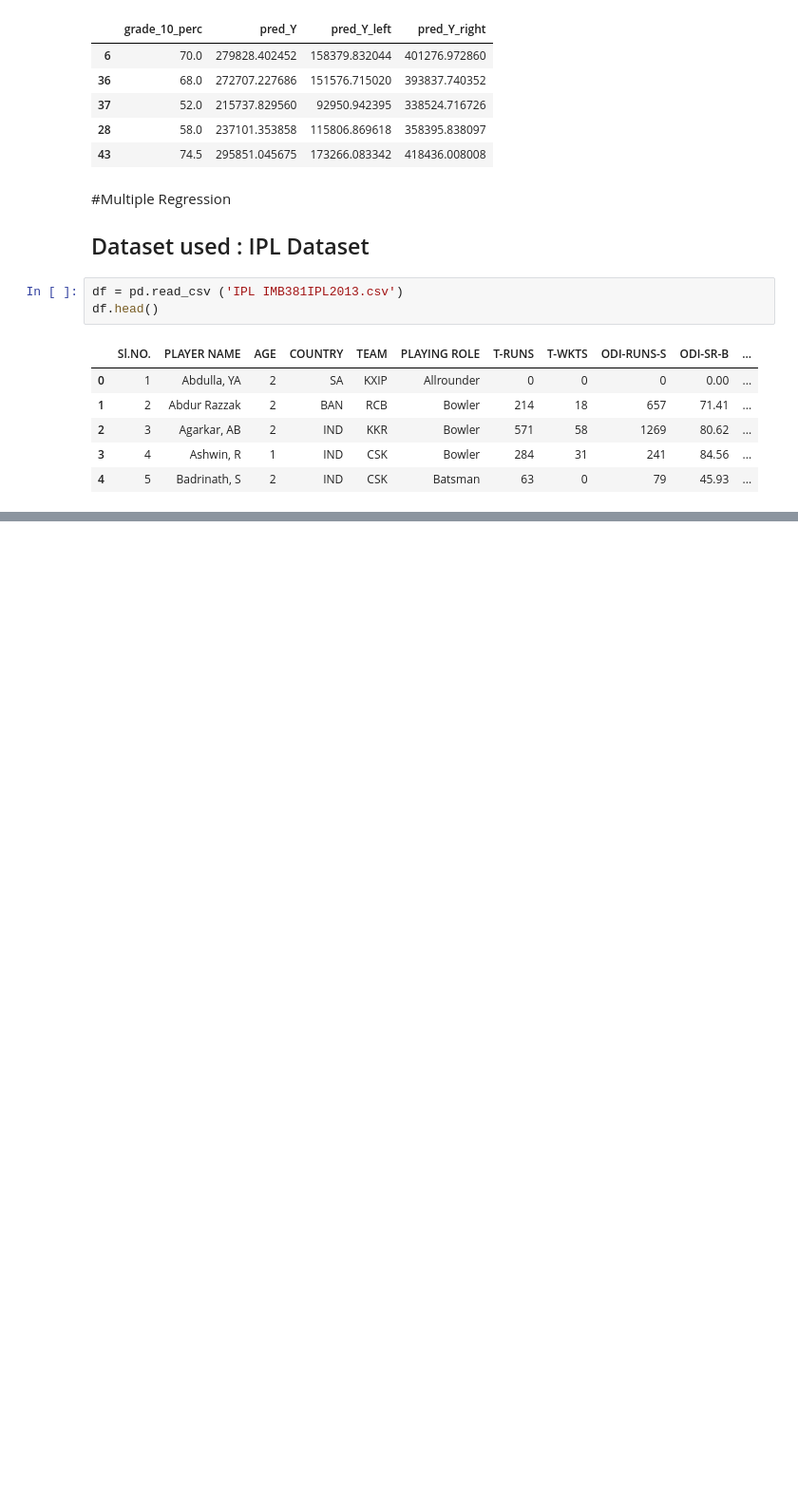
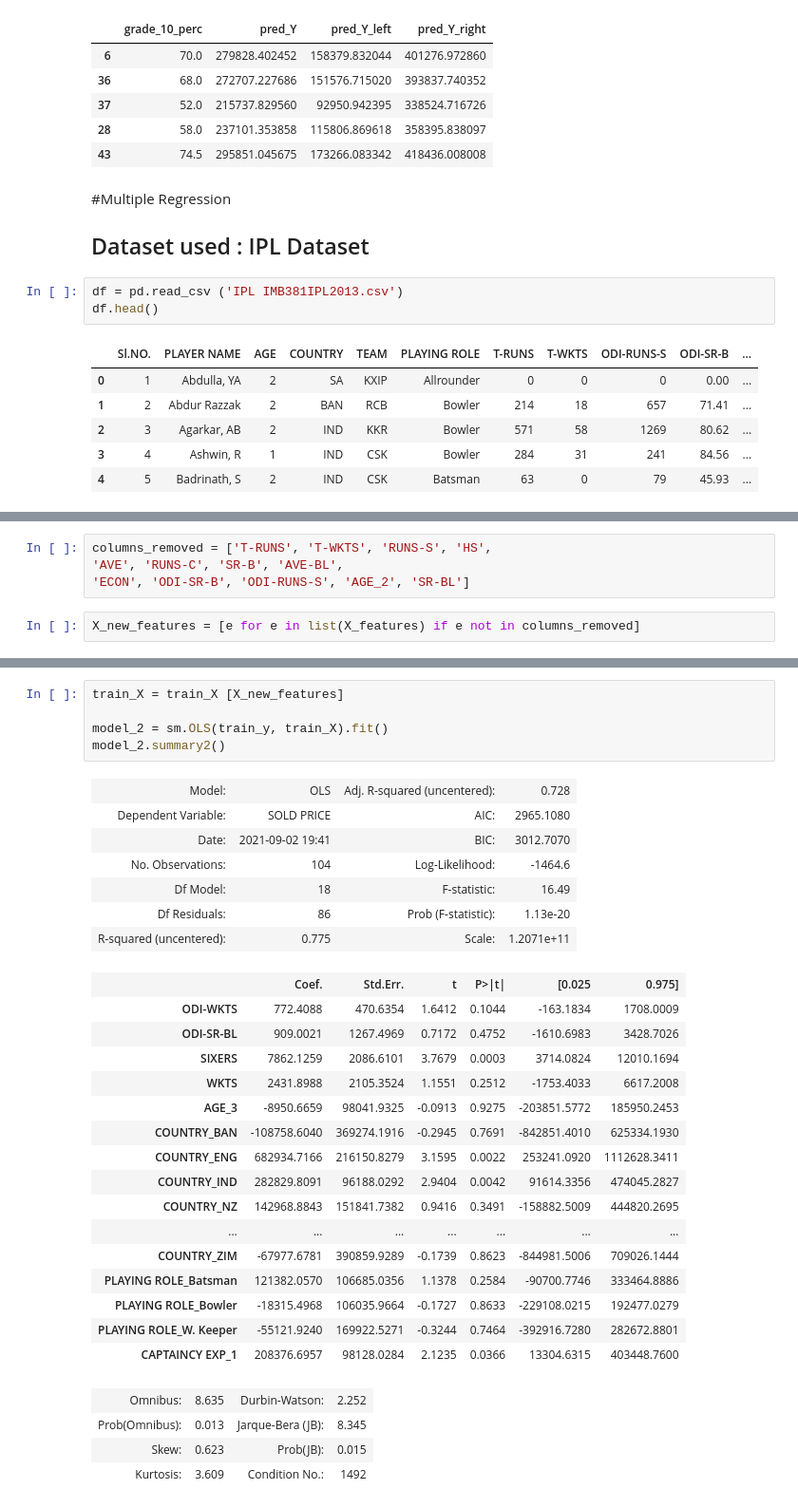
Before and after one commit to sayak0809/WileyPractise, a Jupyter notebook: Linear_Regression_(Wiley).ipynb, the cells around one changed output, grey strips where cells are left out. Shown at 95% size. Cells and saved outputs as stored; diff of their text form; blank space fills up the shorter version.

```diff
--- a/Linear_Regression_(Wiley).ipynb
+++ b/Linear_Regression_(Wiley).ipynb
@@ -137,0 +239,6 @@ df.head()
+# %%
+columns_removed = ['T-RUNS', 'T-WKTS', 'RUNS-S', 'HS',
+'AVE', 'RUNS-C', 'SR-B', 'AVE-BL',
+'ECON', 'ODI-SR-B', 'ODI-RUNS-S', 'AGE_2', 'SR-BL']
+# %%
+X_new_features = [e for e in list(X_features) if e not in columns_removed]
@@ -137,0 +266,33 @@ df.head()
+# %%
+train_X = train_X [X_new_features]
+
+model_2 = sm.OLS(train_y, train_X).fit()
+model_2.summary2()
+# %% [output]
+| Model: | OLS | Adj. R-squared (uncentered): | 0.728 |
+| Dependent Variable: | SOLD PRICE | AIC: | 2965.1080 |
+| Date: | 2021-09-02 19:41 | BIC: | 3012.7070 |
+| No. Observations: | 104 | Log-Likelihood: | -1464.6 |
+| Df Model: | 18 | F-statistic: | 16.49 |
+| Df Residuals: | 86 | Prob (F-statistic): | 1.13e-20 |
+| R-squared (uncentered): | 0.775 | Scale: | 1.2071e+11 |
+|  | Coef. | Std.Err. | t | P>|t| | [0.025 | 0.975] |
+| ODI-WKTS | 772.4088 | 470.6354 | 1.6412 | 0.1044 | -163.1834 | 1708.0009 |
+| ODI-SR-BL | 909.0021 | 1267.4969 | 0.7172 | 0.4752 | -1610.6983 | 3428.7026 |
+| SIXERS | 7862.1259 | 2086.6101 | 3.7679 | 0.0003 | 3714.0824 | 12010.1694 |
+| WKTS | 2431.8988 | 2105.3524 | 1.1551 | 0.2512 | -1753.4033 | 6617.2008 |
+| AGE_3 | -8950.6659 | 98041.9325 | -0.0913 | 0.9275 | -203851.5772 | 185950.2453 |
+| COUNTRY_BAN | -108758.6040 | 369274.1916 | -0.2945 | 0.7691 | -842851.4010 | 625334.1930 |
+| COUNTRY_ENG | 682934.7166 | 216150.8279 | 3.1595 | 0.0022 | 253241.0920 | 1112628.3411 |
+| COUNTRY_IND | 282829.8091 | 96188.0292 | 2.9404 | 0.0042 | 91614.3356 | 474045.2827 |
+| COUNTRY_NZ | 142968.8843 | 151841.7382 | 0.9416 | 0.3491 | -158882.5009 | 444820.2695 |
+| ... | ... | ... | ... | ... | ... | ... |
+| COUNTRY_ZIM | -67977.6781 | 390859.9289 | -0.1739 | 0.8623 | -844981.5006 | 709026.1444 |
+| PLAYING ROLE_Batsman | 121382.0570 | 106685.0356 | 1.1378 | 0.2584 | -90700.7746 | 333464.8886 |
+| PLAYING ROLE_Bowler | -18315.4968 | 106035.9664 | -0.1727 | 0.8633 | -229108.0215 | 192477.0279 |
+| PLAYING ROLE_W. Keeper | -55121.9240 | 169922.5271 | -0.3244 | 0.7464 | -392916.7280 | 282672.8801 |
+| CAPTAINCY EXP_1 | 208376.6957 | 98128.0284 | 2.1235 | 0.0366 | 13304.6315 | 403448.7600 |
+| Omnibus: | 8.635 | Durbin-Watson: | 2.252 |
+| Prob(Omnibus): | 0.013 | Jarque-Bera (JB): | 8.345 |
+| Skew: | 0.623 | Prob(JB): | 0.015 |
+| Kurtosis: | 3.609 | Condition No.: | 1492 |
```
Also changed, not shown: parts of 21 cells of this notebook.
